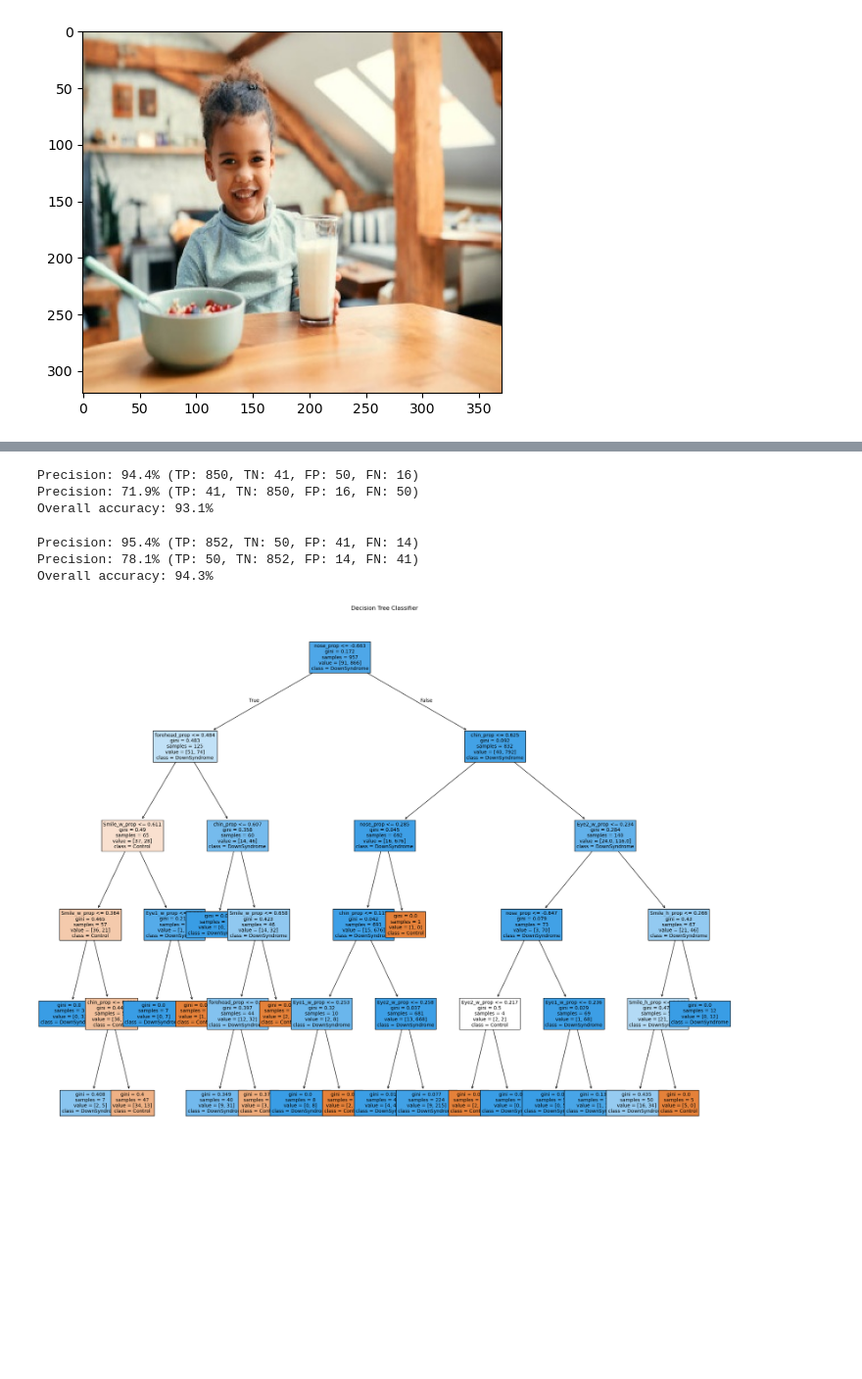
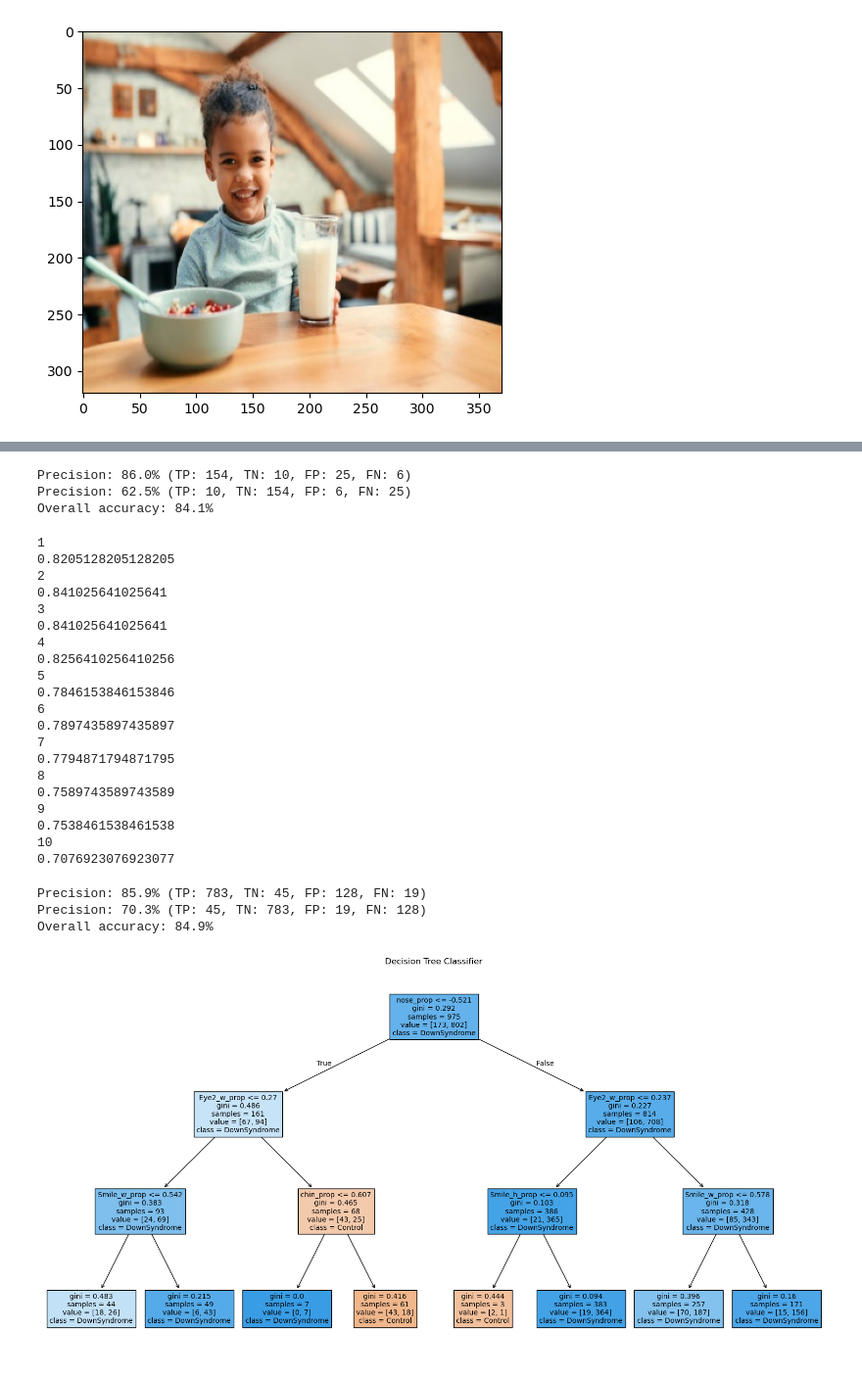
Before and after one commit to hbarnes163/bootcamp_y2_sum2, a Jupyter notebook: Summative2/facedetection.ipynb, the cells around one changed output, grey strips where cells are left out. Shown: that part at 98% size. Cells and saved outputs as stored; diff of their text form; code cells hidden in the pictures; blank space fills up the shorter version.

```diff
--- a/Summative2/facedetection.ipynb
+++ b/Summative2/facedetection.ipynb
@@ -155,8 +159,10 @@ def proportions_overlay(photo, data, facecolor =(255,0,0), eyecolor =(0,255,0),
     plt.imshow(photo)
 # %%
 control_data = pd.DataFrame()
+control = 0
 for files in os.listdir('.\data\control'):
     if files.endswith('.jpg') or files.endswith('.png') or files.endswith('.jpeg'):
+        control += 1
         print(f"Processing {files}")
         img = cv2.imread(os.path.join('.\data\control', files))
         data = proportions(img, 1.1, 5)
@@ -182,8 +188,10 @@ Processing 98.jpg
 Processing 99.jpg
 # %%
 noncontrol_data = pd.DataFrame()
+noncontrol = 0
 for files in os.listdir('.\data\downSyndrome'):
     if files.endswith('.jpg') or files.endswith('.png') or files.endswith('.jpeg'):
+        noncontrol += 1
         print(f"Processing {files}")
         img = cv2.imread(os.path.join('.\data\downSyndrome', files))
         data = proportions(img, 1.1, 5)
@@ -296,11 +348,11 @@ classification_target = data_processed['Classification']
 # %%
-knn = KNeighborsClassifier(5)
+knn = KNeighborsClassifier(n_neighbors=5)
 
-knn.fit(classification_features, classification_target)
+knn.fit(train_features, train_target)
 
-data_processed['Prediction'] = knn.predict(classification_features)
+prediction = knn.predict(test_features)
 # %%
-accuracy = np.mean(data_processed['Prediction'] == data_processed['Classification'])
+accuracy = knn.score(test_features, test_target)
 
 def precision(actual, predicted, positive='DownSyndrome'):
     TP = np.sum((actual == positive) & (predicted == positive))
@@ -311,26 +363,55 @@ def precision(actual, predicted, positive='DownSyndrome'):
     output = f"Precision: {precision*100:.1f}% (TP: {TP}, TN: {TN}, FP: {FP}, FN: {FN})"
     return(output)
 
-print(precision(data_processed['Classification'], data_processed['Prediction'], positive='DownSyndrome'))
-print(precision(data_processed['Classification'], data_processed['Prediction'], positive='Control'))
+print(precision(test_target, prediction, positive='DownSyndrome'))
+print(precision(test_target, prediction, positive='Control'))
 print(f"Overall accuracy: {accuracy*100:.1f}%")
 # %% [output]
-Precision: 94.4% (TP: 850, TN: 41, FP: 50, FN: 16)
-Precision: 71.9% (TP: 41, TN: 850, FP: 16, FN: 50)
-Overall accuracy: 93.1%
+Precision: 86.0% (TP: 154, TN: 10, FP: 25, FN: 6)
+Precision: 62.5% (TP: 10, TN: 154, FP: 6, FN: 25)
+Overall accuracy: 84.1%
+# %%
+for depth in range(1, 11):
+    print(depth)
+    tree = DecisionTreeClassifier(max_depth=depth)
+
+    tree.fit(train_features, train_target)
+
+    print(tree.score(test_features, test_target))
+# %% [output]
+1
+0.8205128205128205
+2
+0.841025641025641
+3
+0.841025641025641
+4
+0.8256410256410256
+5
+0.7846153846153846
+6
+0.7897435897435897
+7
+0.7794871794871795
+8
+0.7589743589743589
+9
+0.7538461538461538
+10
+0.7076923076923077
 # %%
-tree = DecisionTreeClassifier(max_depth=5)
+tree = DecisionTreeClassifier(max_depth=3)
 
 tree.fit(classification_features, classification_target)
 
-data_processed['Prediction'] = tree.predict(classification_features)
+prediction = tree.predict(classification_features)
 # %%
-accuracy = np.mean(data_processed['Prediction'] == data_processed['Classification'])
+accuracy = tree.score(classification_features, classification_target)
 
-print(precision(data_processed['Classification'], data_processed['Prediction'], positive='DownSyndrome'))
-print(precision(data_processed['Classification'], data_processed['Prediction'], positive='Control'))
+print(precision(classification_target, prediction, positive='DownSyndrome'))
+print(precision(classification_target, prediction, positive='Control'))
 print(f"Overall accuracy: {accuracy*100:.1f}%")
 # %% [output]
-Precision: 95.4% (TP: 852, TN: 50, FP: 41, FN: 14)
-Precision: 78.1% (TP: 50, TN: 852, FP: 14, FN: 41)
-Overall accuracy: 94.3%
+Precision: 85.9% (TP: 783, TN: 45, FP: 128, FN: 19)
+Precision: 70.3% (TP: 45, TN: 783, FP: 19, FN: 128)
+Overall accuracy: 84.9%
@@ -343,15 +418,15 @@ print(f"Overall accuracy: {accuracy*100:.1f}%")
 # %%
 # Create a tree plot for the decision tree
-plt.figure(figsize=(25, 20))
+plt.figure(figsize=(20, 10))
 plot_tree(tree,
           feature_names=classification_features.columns,
           # Use the class names from the classification target to colour the diagram
           class_names = classification_target.unique(),
           filled=True, fontsize=10)
 plt.title(f'Decision Tree Classifier')
 plt.show()
 # %% [output]
-[figure, old version]
+[figure, new version]
 # %%
 from joblib import dump, load
 dump(tree, 'tree.joblib')
```
Also changed, not shown: parts of 13 cells of this notebook, 1 other file.
